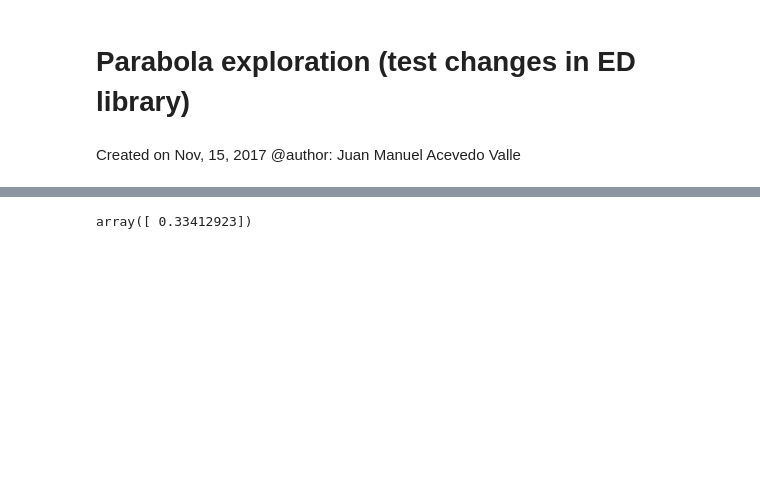
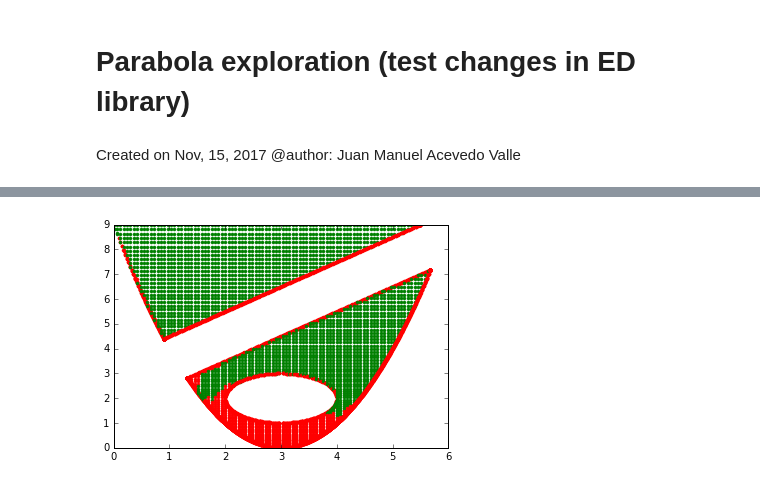
Before and after one commit to yumilceh/artificialbabbling, a Jupyter notebook: exploration/executables/december17/parabola_exploration.ipynb, the cells around one changed output, grey strips where cells are left out. Saved outputs shown, nothing was run; the diff lists cells and outputs as text; code cells hidden in the pictures; blank space fills up the shorter version.

```diff
--- a/exploration/executables/december17/parabola_exploration.ipynb
+++ b/exploration/executables/december17/parabola_exploration.ipynb
@@ -37,7 +38,8 @@ val2_file = val2_file.replace('/',os.sep)
 random_seed = 12455 # 12455   #1234
 thres_slope= 1.
 
-n_initialization, n_experiments, n_save_data, eval_step= 100, 1000, -1, 500
+n_initialization, n_experiments, n_save_data, eval_step \
+                                    = 100, 20000, -1, 500
 # n_save_data np.nan to not save, -1 to save 5 times during exploration
 
 # Creating Agent ##
@@ -49,6 +51,13 @@ models.f_sm = model_(f_sm_key, system)
 models.f_cons = model_(f_cons_key, system)
 models.f_im = model_(f_im_key, system)
 
+
+models.f_sm.set_forgetting_factor(DynamicParameter(**{'function':'log',
+                    'init':0.2,
+                    'end':0.05,
+                    'steps':int(n_experiments/models.f_sm.params.sm_step)}
+                    ))
+
 evaluation_sim = Evaluation(system,
                             models.f_sm,
                             comp_func=comp_func,
@@ -183,10 +131,13 @@ models.f_cons.save_model('test/test_save_model.txt', 'test/test_2017_11_16_17_58
-# %%
-from exploration.systems.parabola import ParabolicRegion
-from exploration.models.Constraints.ExplautoCons import load_model
-system = ParabolicRegion()
-x = load_model(system, 'test/test_save_model.txt')
-# %%
-system.set_action([3.,2.9])
-x.predict_cons(system)
-# %% [output]
-array([ 0.33412923])
+# %%
+for m1 in np.linspace(0,6,100):
+    for m2 in np.linspace(0,3,100):
+        system.set_action([m1,m2])
+        pred = models.f_cons.predict_cons(system)
+        system.execute_action()
+        if pred <0.5:
+            color = 'green'
+        else:
+            color = 'red'
+        plt.plot(system.sensor_out[0],system.sensor_out[1],'.',c = color)
+# %% [output]
+[figure, added]
```
Also changed, not shown: parts of 7 cells of this notebook, 20 other files.
